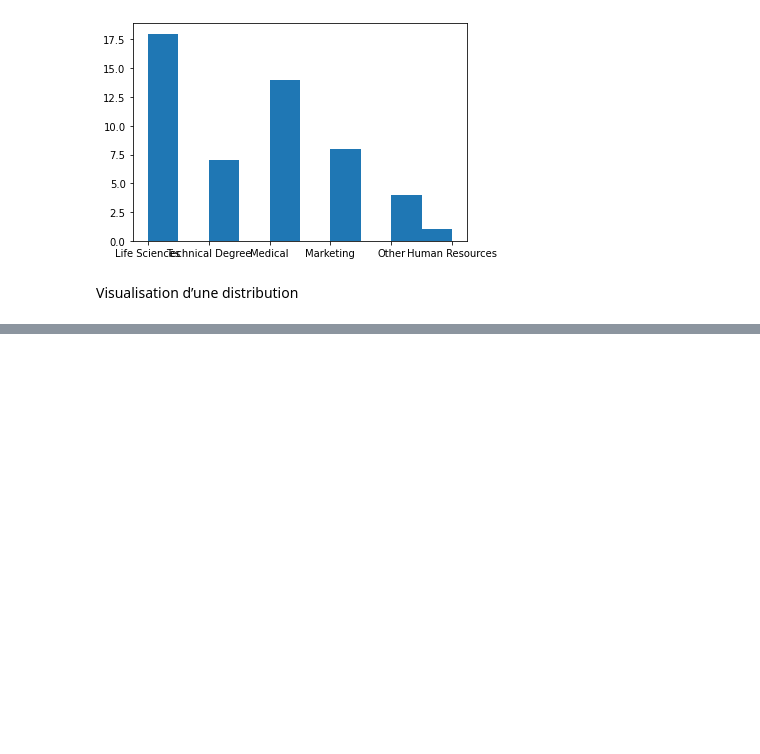
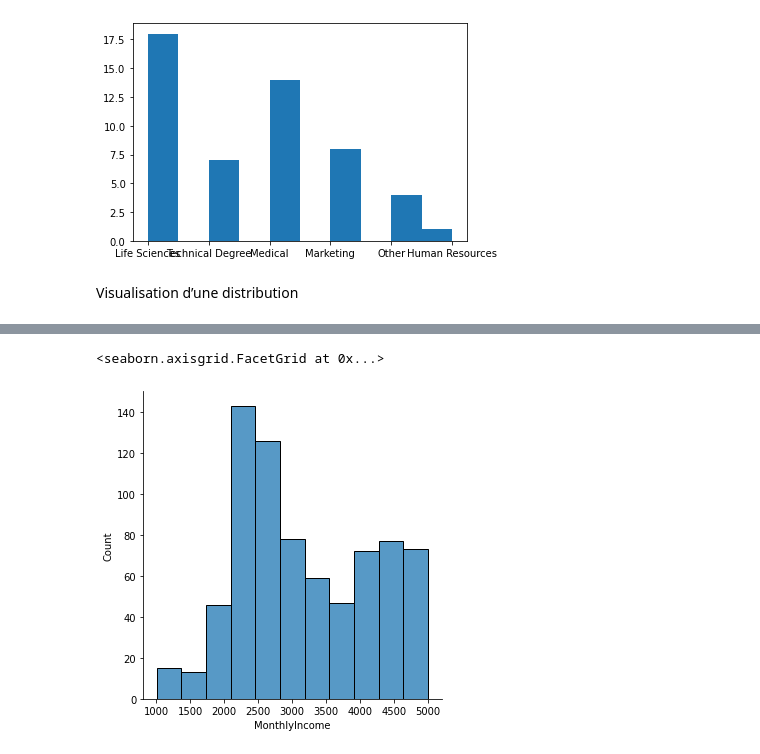
Before and after one commit to AlexRandria/python_numpy, a Jupyter notebook: pandasExo.ipynb, the cells around one changed output, grey strips where cells are left out. Drawn from its saved outputs; the diff is of its cells as text; code cells hidden in the pictures; blank space fills up the shorter version.

```diff
--- a/pandasExo.ipynb
+++ b/pandasExo.ipynb
@@ -268,0 +274,5 @@ Visualisation d’une distribution
+# %%
+sb.displot(ibm[ibm['MonthlyIncome'] < 5000]['MonthlyIncome'])
+# %% [output]
+<seaborn.axisgrid.FacetGrid at 0x...>
+[figure, added]
```
Also changed, not shown: parts of 6 cells of this notebook, 6 other files.
